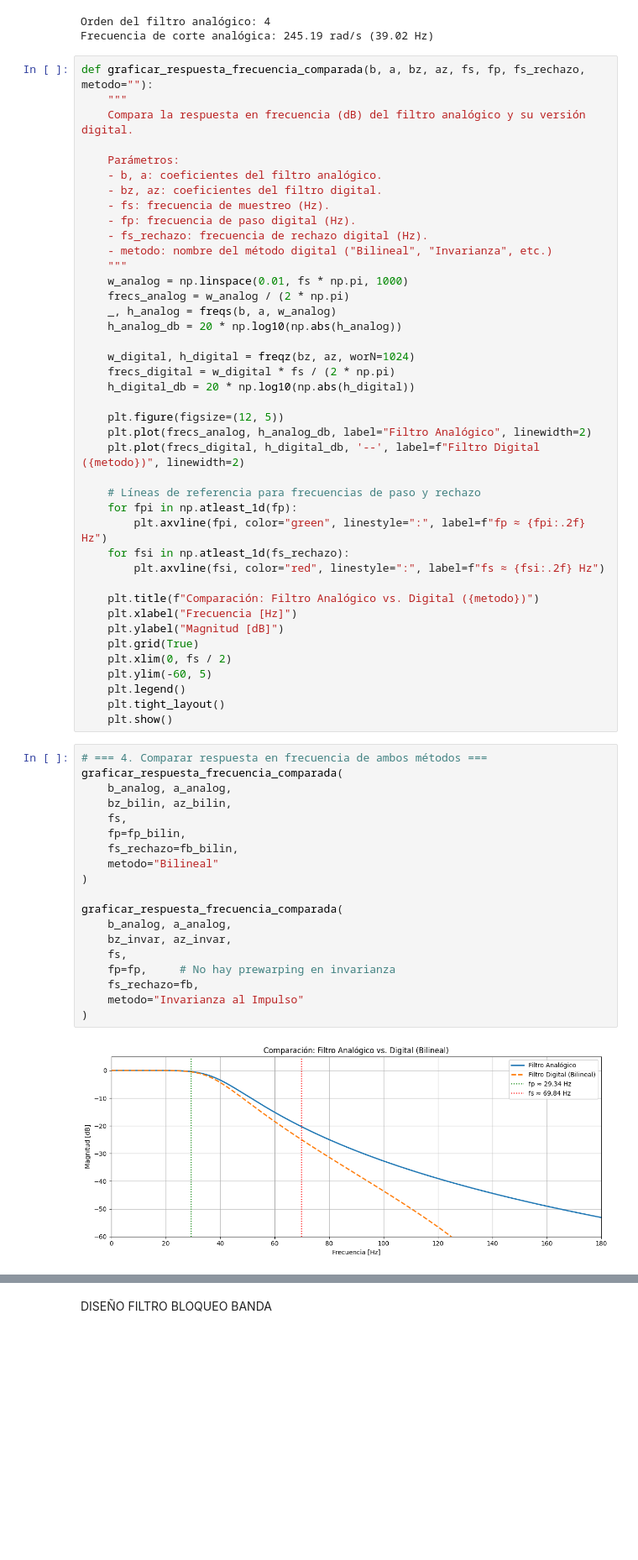
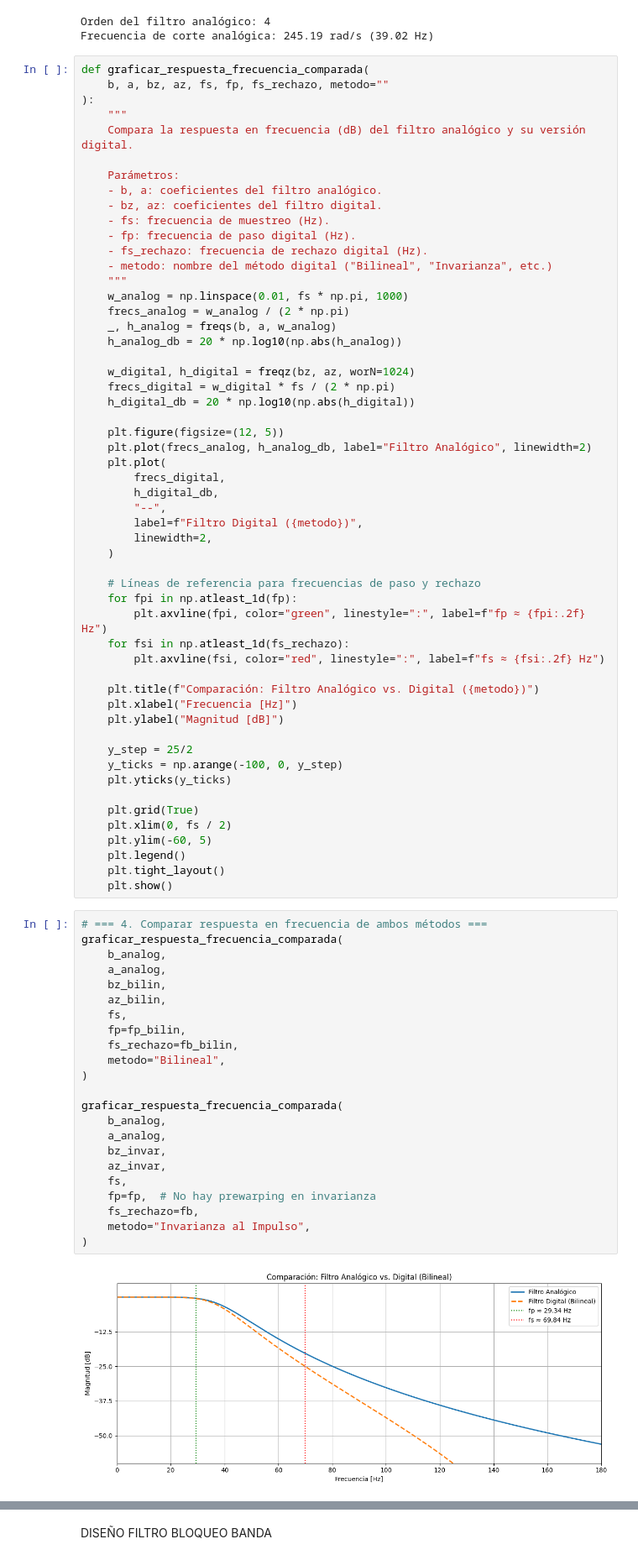
Before and after one commit to LeandroMurillo/TrabajoFinalPDS, a Jupyter notebook: TFI_PDS.ipynb, the cells around one changed output, grey strips where cells are left out. Shown at 84% size. Drawn from its saved outputs; the diff is of its cells as text; blank space fills up the shorter version.

```diff
--- a/TFI_PDS.ipynb
+++ b/TFI_PDS.ipynb
@@ -256,7 +265,9 @@ fp_bilin, fb_bilin = calcular_frecuencias_digitales_warp(wp, ws, fs)
 Orden del filtro analógico: 4
 Frecuencia de corte analógica: 245.19 rad/s (39.02 Hz)
 # %%
-def graficar_respuesta_frecuencia_comparada(b, a, bz, az, fs, fp, fs_rechazo, metodo=""):
+def graficar_respuesta_frecuencia_comparada(
+    b, a, bz, az, fs, fp, fs_rechazo, metodo=""
+):
     """
     Compara la respuesta en frecuencia (dB) del filtro analógico y su versión digital.
 
@@ -279,7 +290,13 @@ def graficar_respuesta_frecuencia_comparada(b, a, bz, az, fs, fp, fs_rechazo, me
 
     plt.figure(figsize=(12, 5))
     plt.plot(frecs_analog, h_analog_db, label="Filtro Analógico", linewidth=2)
-    plt.plot(frecs_digital, h_digital_db, '--', label=f"Filtro Digital ({metodo})", linewidth=2)
+    plt.plot(
+        frecs_digital,
+        h_digital_db,
+        "--",
+        label=f"Filtro Digital ({metodo})",
+        linewidth=2,
+    )
 
     # Líneas de referencia para frecuencias de paso y rechazo
     for fpi in np.atleast_1d(fp):
@@ -290,6 +307,11 @@ def graficar_respuesta_frecuencia_comparada(b, a, bz, az, fs, fp, fs_rechazo, me
     plt.title(f"Comparación: Filtro Analógico vs. Digital ({metodo})")
     plt.xlabel("Frecuencia [Hz]")
     plt.ylabel("Magnitud [dB]")
+
+    y_step = 25/2
+    y_ticks = np.arange(-100, 0, y_step)
+    plt.yticks(y_ticks)
+
     plt.grid(True)
     plt.xlim(0, fs / 2)
     plt.ylim(-60, 5)
@@ -299,21 +321,25 @@ def graficar_respuesta_frecuencia_comparada(b, a, bz, az, fs, fp, fs_rechazo, me
 # %%
 # === 4. Comparar respuesta en frecuencia de ambos métodos ===
 graficar_respuesta_frecuencia_comparada(
-    b_analog, a_analog,
-    bz_bilin, az_bilin,
+    b_analog,
+    a_analog,
+    bz_bilin,
+    az_bilin,
     fs,
     fp=fp_bilin,
     fs_rechazo=fb_bilin,
-    metodo="Bilineal"
+    metodo="Bilineal",
 )
 
 graficar_respuesta_frecuencia_comparada(
-    b_analog, a_analog,
-    bz_invar, az_invar,
+    b_analog,
+    a_analog,
+    bz_invar,
+    az_invar,
     fs,
-    fp=fp,     # No hay prewarping en invarianza
+    fp=fp,  # No hay prewarping en invarianza
     fs_rechazo=fb,
-    metodo="Invarianza al Impulso"
+    metodo="Invarianza al Impulso",
 )
 # %% [output]
-[figure, old version]
+[figure, new version]
```
Also changed, not shown: parts of 25 cells of this notebook.
